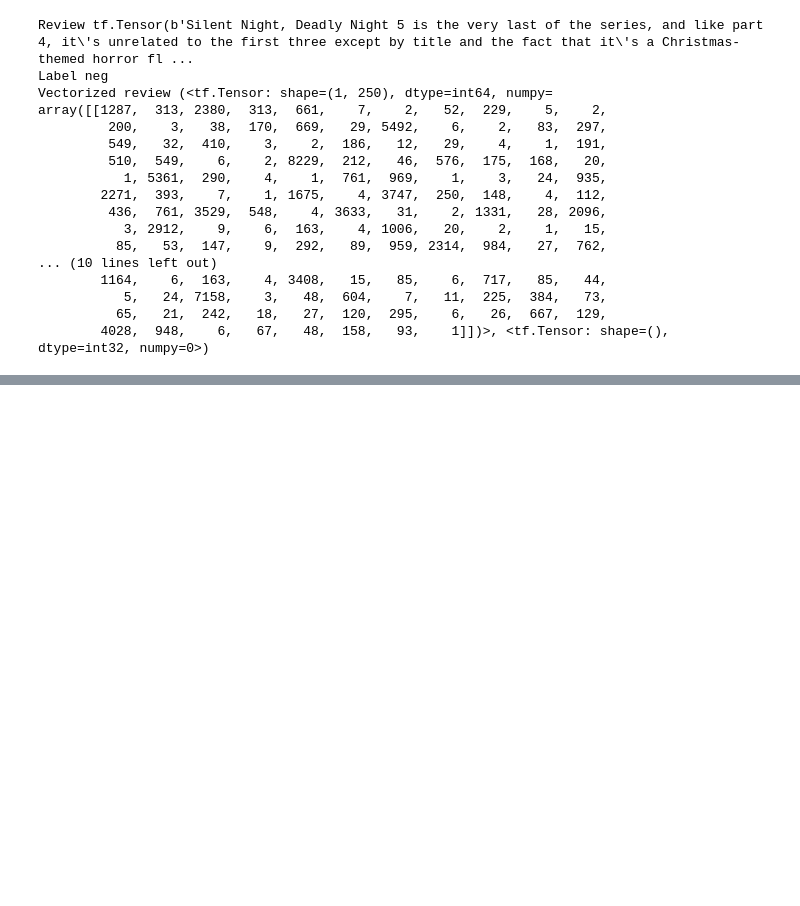
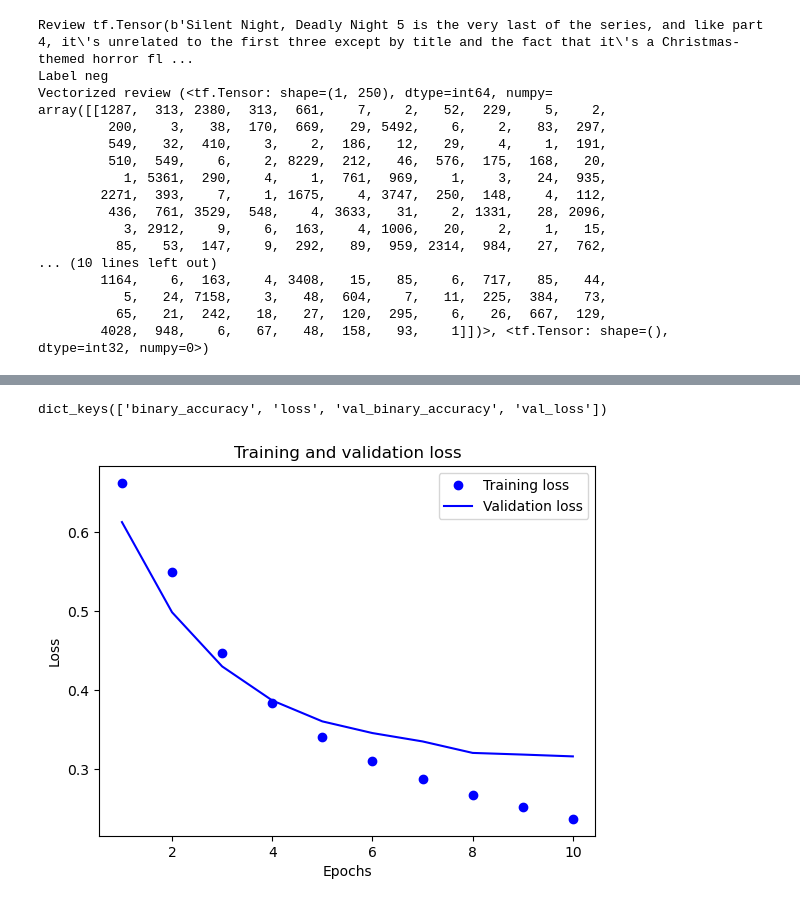
Before and after one commit to SalmanAlfarisi5/Tensorflow-Trial, a Jupyter notebook: Beginner/Basic Text Classification.ipynb, the cells around one changed output, grey strips where cells are left out. Drawn from its saved outputs; the diff is of its cells as text; code cells hidden in the pictures; blank space fills up the shorter version.

```diff
--- a/Beginner/Basic Text Classification.ipynb
+++ b/Beginner/Basic Text Classification.ipynb
@@ -161,0 +183,10 @@ array([[1287,  313, 2380,  313,  661,    7,    2,   52,  229,    5,    2,
+# %%
+embedding_dim = 16
+model = tf.keras.Sequential([
+  tf.keras.layers.Embedding(max_features, embedding_dim),
+  tf.keras.layers.Dropout(0.2),
+  tf.keras.layers.GlobalAveragePooling1D(),
+  tf.keras.layers.Dropout(0.2),
+  tf.keras.layers.Dense(1, activation='sigmoid')])
+
+model.summary()
@@ -161,0 +212,10 @@ array([[1287,  313, 2380,  313,  661,    7,    2,   52,  229,    5,    2,
+# %%
+model.compile(loss=tf.keras.losses.BinaryCrossentropy(),
+              optimizer='adam',
+              metrics=[tf.metrics.BinaryAccuracy(threshold=0.5)])
+# %%
+epochs = 10
+history = model.fit(
+    train_ds,
+    validation_data=val_ds,
+    epochs=epochs)
@@ -161,0 +258,25 @@ array([[1287,  313, 2380,  313,  661,    7,    2,   52,  229,    5,    2,
+# %%
+history_dict = history.history
+history_dict.keys()
+# %% [output]
+dict_keys(['binary_accuracy', 'loss', 'val_binary_accuracy', 'val_loss'])
+# %%
+acc = history_dict['binary_accuracy']
+val_acc = history_dict['val_binary_accuracy']
+loss = history_dict['loss']
+val_loss = history_dict['val_loss']
+
+epochs = range(1, len(acc) + 1)
+
+# "bo" is for "blue dot"
+plt.plot(epochs, loss, 'bo', label='Training loss')
+# b is for "solid blue line"
+plt.plot(epochs, val_loss, 'b', label='Validation loss')
+plt.title('Training and validation loss')
+plt.xlabel('Epochs')
+plt.ylabel('Loss')
+plt.legend()
+
+plt.show()
+# %% [output]
+[figure, added]
```
Also changed, not shown: parts of 12 cells of this notebook.
